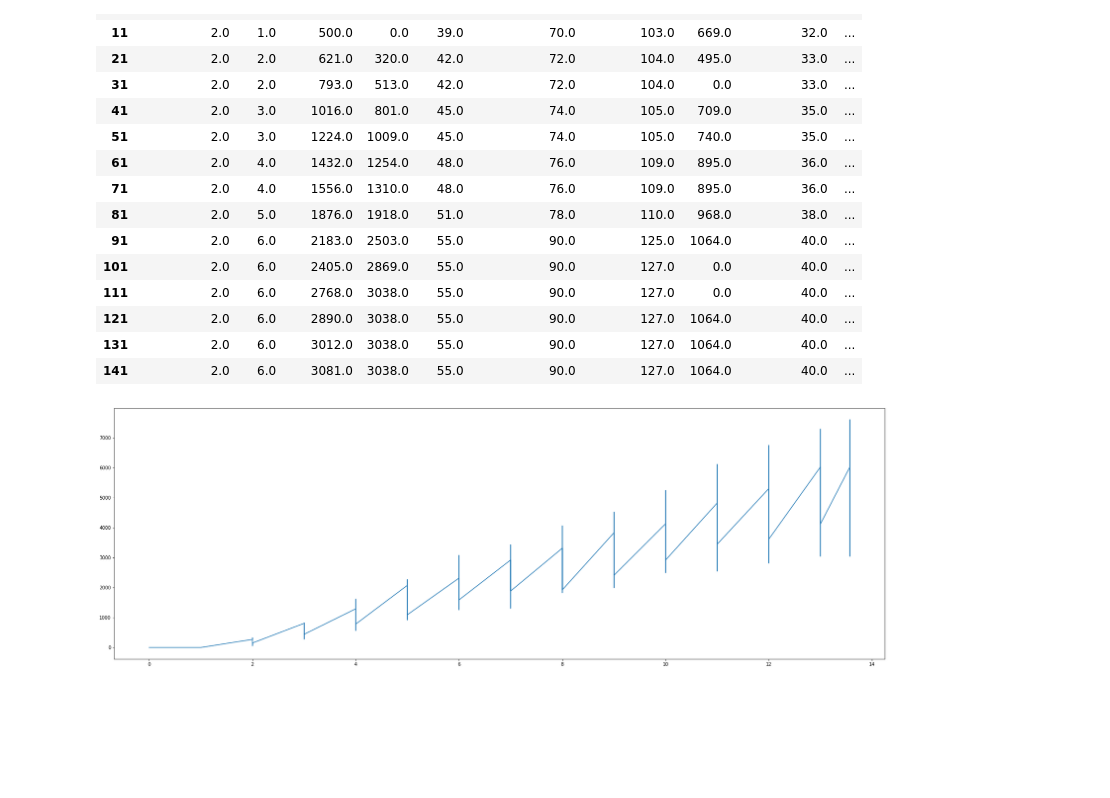
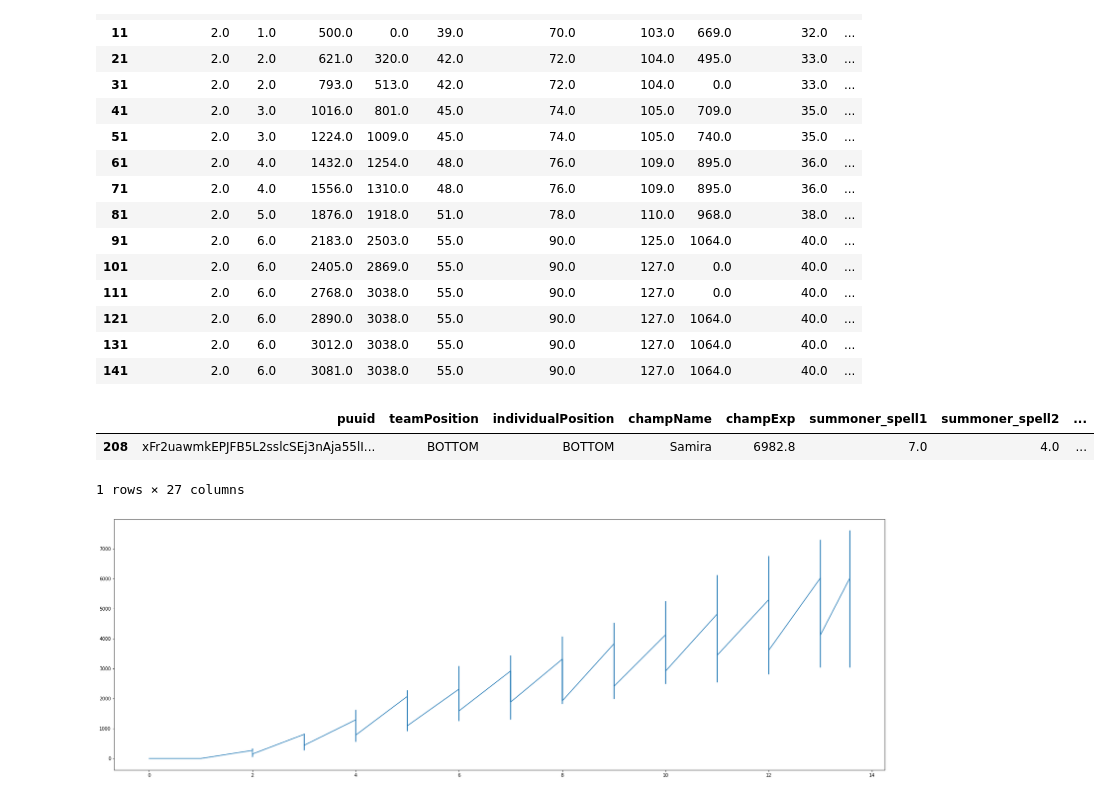
Before and after one commit to lima4/lol, a Jupyter notebook: api.ipynb, the cells around one changed output. Saved outputs shown, nothing was run; the diff lists cells and outputs as text; code cells hidden in the pictures; blank space fills up the shorter version.

```diff
--- a/api.ipynb
+++ b/api.ipynb
@@ -734,6 +735,15 @@ game_timeline_df[game_timeline_df['participantId'] == 2.0]
 | 121 | 2.0 | 6.0 | 2890.0 | 3038.0 | 55.0 | 90.0 | 127.0 | 1064.0 | 40.0 | ... |
 | 131 | 2.0 | 6.0 | 3012.0 | 3038.0 | 55.0 | 90.0 | 127.0 | 1064.0 | 40.0 | ... |
 | 141 | 2.0 | 6.0 | 3081.0 | 3038.0 | 55.0 | 90.0 | 127.0 | 1064.0 | 40.0 | ... |
+# %%
+# 다른 트롤판을 확인해보자.
+Image(data/)
+
+game_df[200:210][game_df[200:210]['rank']==max(game_df[200:210]['rank'])]
+# %% [output]
+|  | puuid | teamPosition | individualPosition | champName | champExp | summoner_spell1 | summoner_spell2 | ... |
+| 208 | xFr2uawmkEPJFB5L2sslcSEj3nAja55lI... | BOTTOM | BOTTOM | Samira | 6982.8 | 7.0 | 4.0 | ... |
+1 rows × 27 columns
 # %%
 import matplotlib.pyplot as plt
 # %%
```
Also changed, not shown: parts of 1 cell of this notebook.
